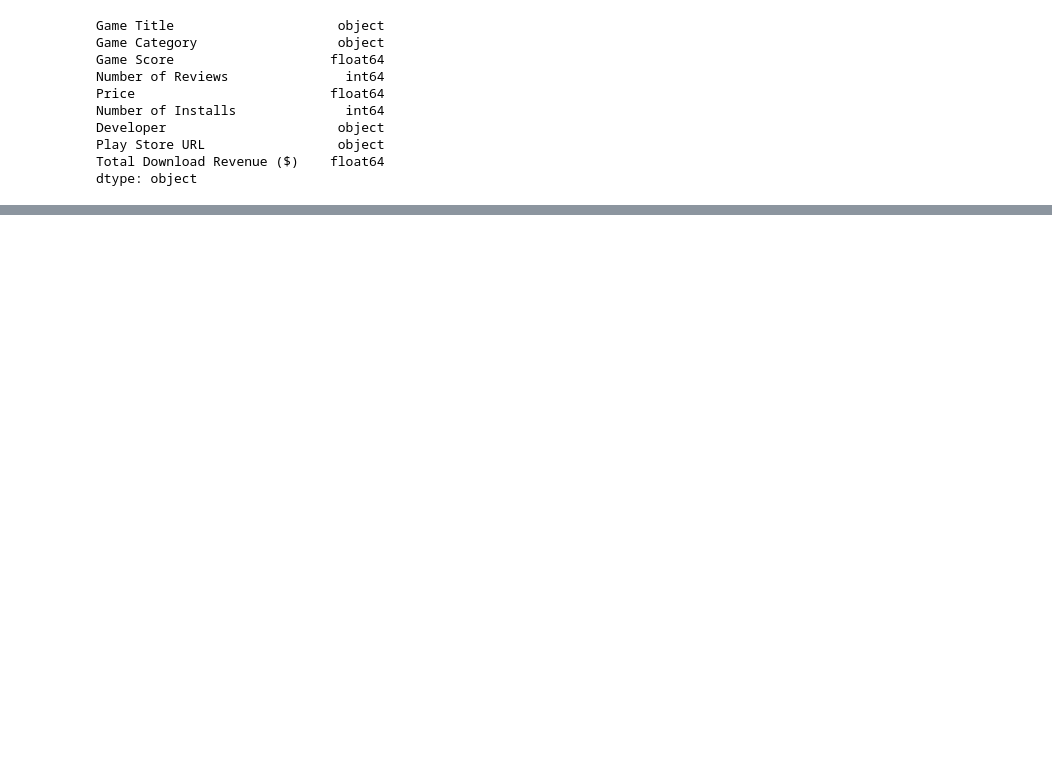
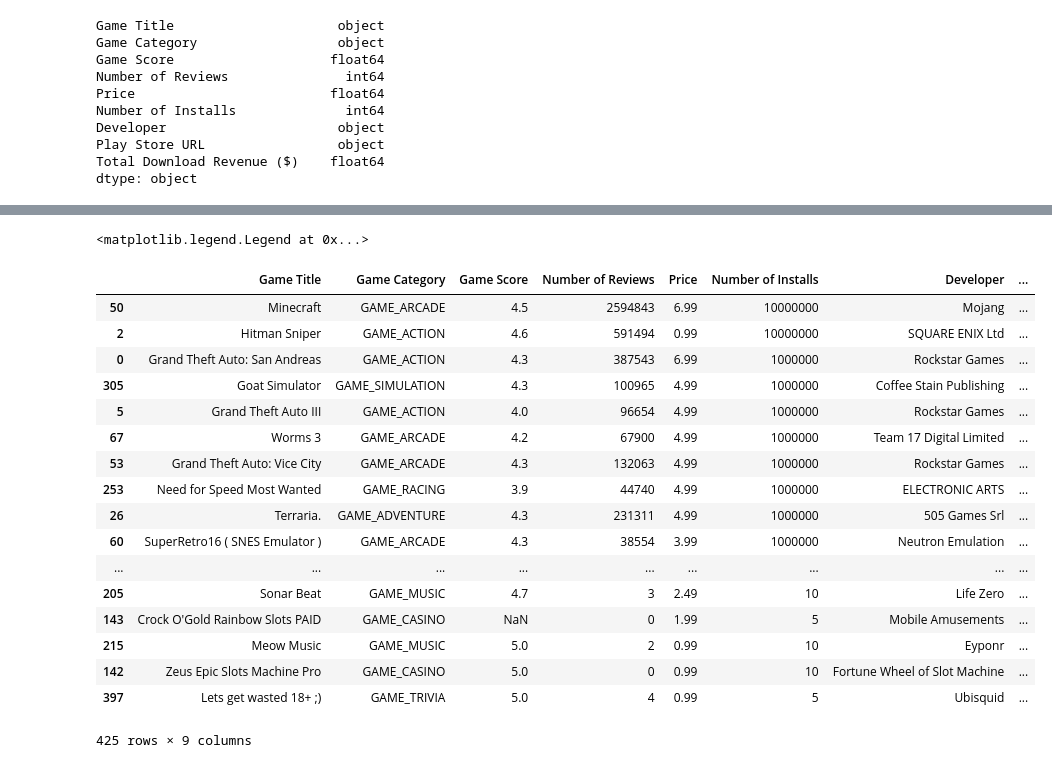
Before and after one commit to EmmanuelFabre/Play_Store_Analysis, a Jupyter notebook: Master Data Frame_AZ.ipynb, the cells around one changed output, grey strips where cells are left out. Saved outputs shown, nothing was run; the diff lists cells and outputs as text; code cells hidden in the pictures; blank space fills up the shorter version.

```diff
--- a/Master Data Frame_AZ.ipynb
+++ b/Master Data Frame_AZ.ipynb
@@ -340,0 +356,70 @@ plt.legend(loc="best")
+# %%
+arcade_p = plt.scatter(arcade["Number of Installs"], arcade["Total Download Revenue ($)"], marker="o"
+                       , label="Arcade Games", color="red", alpha=0.75)
+sports_p = plt.scatter(sports["Number of Installs"], sports["Total Download Revenue ($)"], marker="o",
+                        label="Sports Games", color="blue", alpha=0.75)
+racing_p = plt.scatter(racing["Number of Installs"], racing["Total Download Revenue ($)"], marker="o",
+                        label="Racing Games", color="yellow", alpha=0.75)
+music_p = plt.scatter(music["Number of Installs"], music["Total Download Revenue ($)"], marker="o",
+                        label="Music Games", color="green", alpha=0.75)
+educational_p = plt.scatter(educational["Number of Installs"], educational["Total Download Revenue ($)"],
+                            marker="o",label="Educational Games", color="darkgreen", alpha=0.75)
+board_p = plt.scatter(board["Number of Installs"], board["Total Download Revenue ($)"], marker="o",
+                       label="Board Games", color="lightblue", alpha=0.75)
+casino_p = plt.scatter(casino["Number of Installs"], casino["Total Download Revenue ($)"], marker="o",
+                       label="Casino Games", color="pink", alpha=0.75)
+action_p = plt.scatter(action["Number of Installs"], action["Total Download Revenue ($)"], marker="o",
+                       label="Action Games", color="hotpink", alpha=0.75)
+trivia_p = plt.scatter(trivia["Number of Installs"], trivia["Total Download Revenue ($)"], marker="o",
+                       label="Trivia Games", color="grey", alpha=0.75)
+simulation_p = plt.scatter(simulation["Number of Installs"], simulation["Total Download Revenue ($)"], marker="o",
+                       label="Simulation Games", color="black", alpha=0.75)
+adventure_p = plt.scatter(adventure["Number of Installs"], adventure["Total Download Revenue ($)"], marker="o",
+                       label="Adenture Games", color="purple", alpha=0.75)
+puzzle_p = plt.scatter(puzzle["Number of Installs"], puzzle["Total Download Revenue ($)"], marker="o",
+                        label="Puzzle Games", color="white", edgecolor="black",alpha=0.75)
+card_p = plt.scatter(card["Number of Installs"], card["Total Download Revenue ($)"], marker="o",
+                       label="Card Games", color="orange", alpha=0.75)
+casual_p = plt.scatter(casual["Number of Installs"], casual["Total Download Revenue ($)"], marker="o",
+                       label="Casual Games", color="blue",edgecolor="red", alpha=0.75)
+strategy_p = plt.scatter(strategy["Number of Installs"], strategy["Total Download Revenue ($)"], marker="o",
+                       label="Strategic Games", color="green", edgecolor="lightblue", alpha=0.75)
+roleplay_p = plt.scatter(roleplay["Number of Installs"], roleplay["Total Download Revenue ($)"], marker="o",
+                       label="Roleplay Games", color="yellow", edgecolor="purple", alpha=0.75)
+word_p = plt.scatter(word["Number of Installs"], word["Total Download Revenue ($)"], marker="o",
+                       label="Word Games", color="skyblue", alpha=0.75)
+
+#labeling the graph
+plt.xlabel("Number of Installs")
+plt.ylabel("Total Download Revenue ($10 Millions)")
+plt.title("Top Paid Games")
+#plt.legend((arcade_p,sports_p,racing_p,music_p,educational_p,board_p,casino_p,action_p,trivia_p,simulation_p,
+           #adventure_p,puzzle_p,card_p,casual_p,strategy_p,roleplay_p,word_p),
+           #("Arcade","Sports","Racing","Music","Education","Board","Casino","Action","Trivia","Simulation",
+           #"Adventure","Puzzle","Card","Casual","Strategic","Roleplay","Word"))
+plt.legend(loc="center left", bbox_to_anchor=(1, 0.5))
+# %% [output]
+<matplotlib.legend.Legend at 0x...>
+# %%
+games_df = games_df.sort_values("Total Download Revenue ($)", ascending=False)
+# %%
+games_df
+# %% [output]
+|  | Game Title | Game Category | Game Score | Number of Reviews | Price | Number of Installs | Developer | ... |
+| 50 | Minecraft | GAME_ARCADE | 4.5 | 2594843 | 6.99 | 10000000 | Mojang | ... |
+| 2 | Hitman Sniper | GAME_ACTION | 4.6 | 591494 | 0.99 | 10000000 | SQUARE ENIX Ltd | ... |
+| 0 | Grand Theft Auto: San Andreas | GAME_ACTION | 4.3 | 387543 | 6.99 | 1000000 | Rockstar Games | ... |
+| 305 | Goat Simulator | GAME_SIMULATION | 4.3 | 100965 | 4.99 | 1000000 | Coffee Stain Publishing | ... |
+| 5 | Grand Theft Auto III | GAME_ACTION | 4.0 | 96654 | 4.99 | 1000000 | Rockstar Games | ... |
+| 67 | Worms 3 | GAME_ARCADE | 4.2 | 67900 | 4.99 | 1000000 | Team 17 Digital Limited | ... |
+| 53 | Grand Theft Auto: Vice City | GAME_ARCADE | 4.3 | 132063 | 4.99 | 1000000 | Rockstar Games | ... |
+| 253 | Need for Speed Most Wanted | GAME_RACING | 3.9 | 44740 | 4.99 | 1000000 | ELECTRONIC ARTS | ... |
+| 26 | Terraria. | GAME_ADVENTURE | 4.3 | 231311 | 4.99 | 1000000 | 505 Games Srl | ... |
+| 60 | SuperRetro16 ( SNES Emulator ) | GAME_ARCADE | 4.3 | 38554 | 3.99 | 1000000 | Neutron Emulation | ... |
+| ... | ... | ... | ... | ... | ... | ... | ... | ... |
+| 205 | Sonar Beat | GAME_MUSIC | 4.7 | 3 | 2.49 | 10 | Life Zero | ... |
+| 143 | Crock O'Gold Rainbow Slots PAID | GAME_CASINO | NaN | 0 | 1.99 | 5 | Mobile Amusements | ... |
+| 215 | Meow Music | GAME_MUSIC | 5.0 | 2 | 0.99 | 10 | Eyponr | ... |
+| 142 | Zeus Epic Slots Machine Pro | GAME_CASINO | 5.0 | 0 | 0.99 | 10 | Fortune Wheel of Slot Machine | ... |
+| 397 | Lets get wasted 18+ ;) | GAME_TRIVIA | 5.0 | 4 | 0.99 | 5 | Ubisquid | ... |
+425 rows × 9 columns
```
Also changed, not shown: parts of 17 cells of this notebook.
